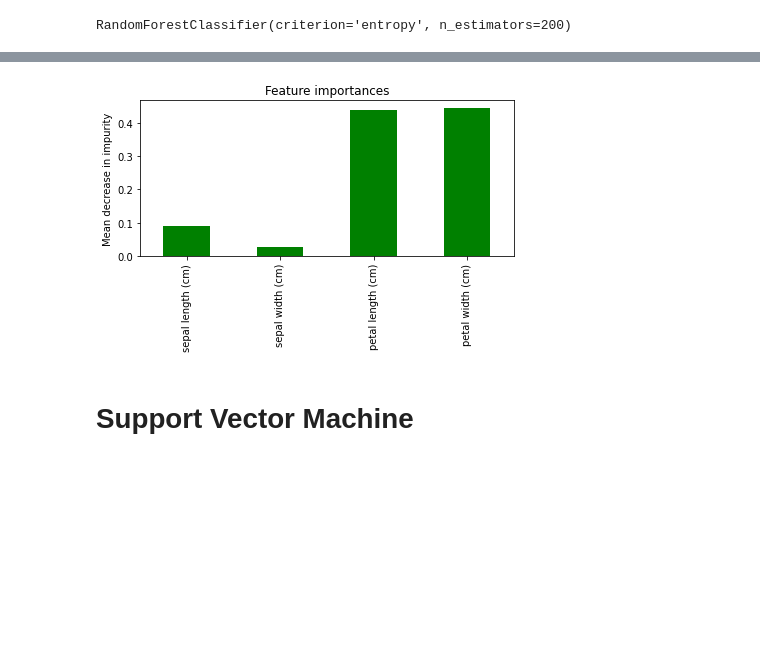
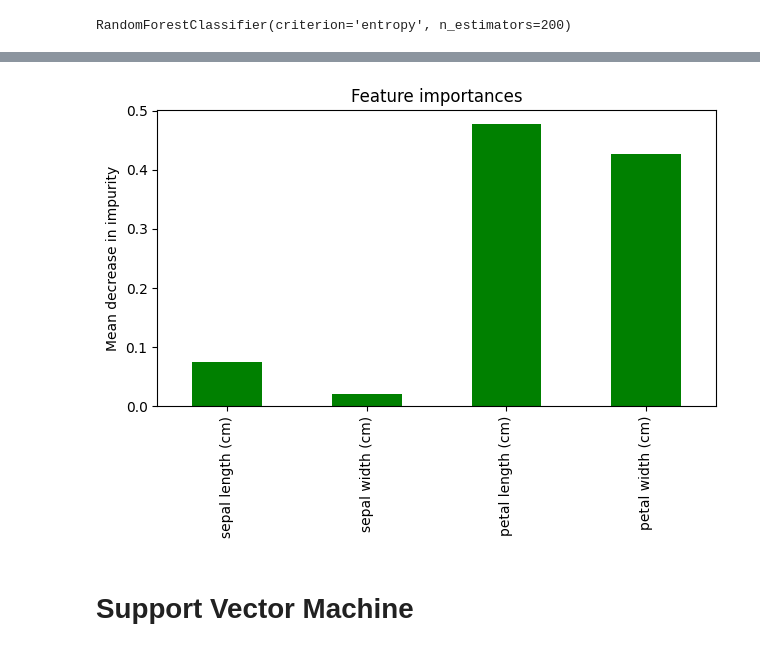
Before and after one commit to Guadalescano/Curso-Data-Science, a Jupyter notebook: Notebook_15.ipynb, the cells around one changed output, grey strips where cells are left out. Drawn from its saved outputs; the diff is of its cells as text; code cells hidden in the pictures; blank space fills up the shorter version.

```diff
--- a/Notebook_15.ipynb
+++ b/Notebook_15.ipynb
@@ -81,14 +86,26 @@ Image(filename = 'tree.png')
 # %%
+# Assuming X and y are already defined and contain your feature data and target labels
+
+# Ensure rf is defined
+from sklearn.ensemble import RandomForestClassifier
+rf = RandomForestClassifier(n_estimators=200, criterion='entropy', max_features='sqrt')
+
+# Fit the model
+rf.fit(X, y)
+
+# Now access the feature importances
 importances = rf.feature_importances_
+
+# The rest of your plotting code
 forest_importances = pd.Series(importances, index=feature_names)
 
 fig, ax = plt.subplots()
 forest_importances.plot.bar(ax=ax, color='green')
 ax.set_title("Feature importances")
 ax.set_ylabel("Mean decrease in impurity")
 fig.tight_layout()
 # %% [output]
-[figure, old version]
+[figure, new version]
 # %% [markdown]
 # Support Vector Machine
 # %%
```
Also changed, not shown: parts of 6 cells of this notebook.
